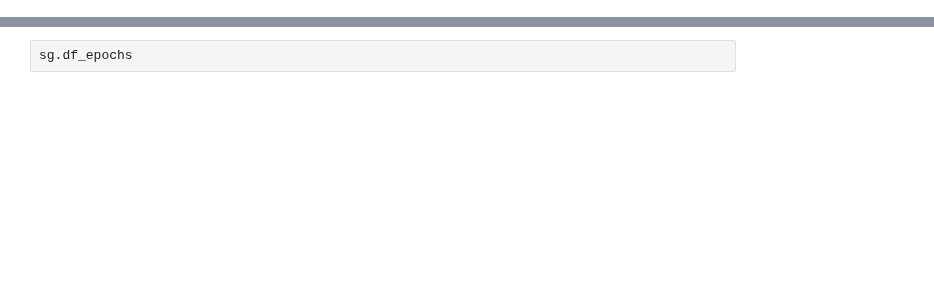
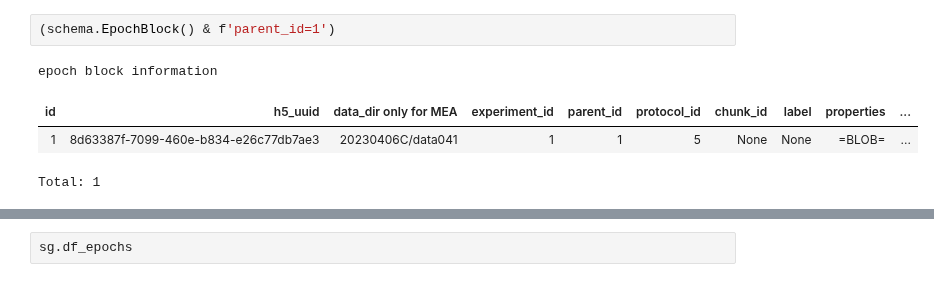
Before and after one commit to DRezeanu/retinanalysis, a Jupyter notebook: nbs/query_test.ipynb, the cells around one changed output, grey strips where cells are left out. Cells and saved outputs as stored; diff of their text form; blank space fills up the shorter version.

```diff
--- a/nbs/query_test.ipynb
+++ b/nbs/query_test.ipynb
@@ -41,0 +120,7 @@ sg = stim.make_stim_group(df.loc[idxs, 'exp_name'], df.loc[idxs, 'datafile_name'
+# %%
+(schema.EpochBlock() & f'parent_id=1')
+# %% [output]
+epoch block information
+| id | h5_uuid | data_dir only for MEA | experiment_id | parent_id | protocol_id | chunk_id | label | properties | ... |
+| 1 | 8d63387f-7099-460e-b834-e26c77db7ae3 | 20230406C/data041 | 1 | 1 | 5 | None | None | =BLOB= | ... |
+Total: 1
```
Also changed, not shown: parts of 16 cells of this notebook, 1 other file.
